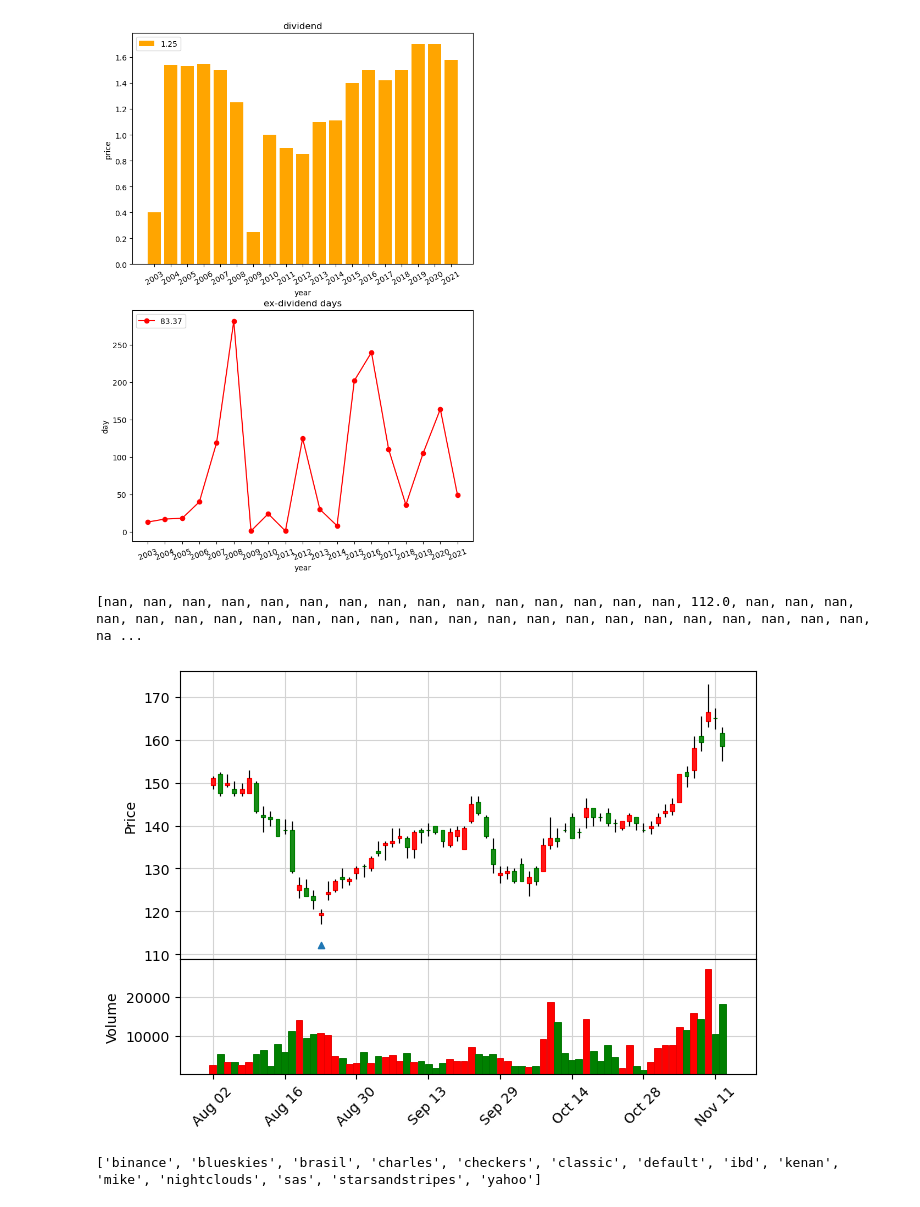
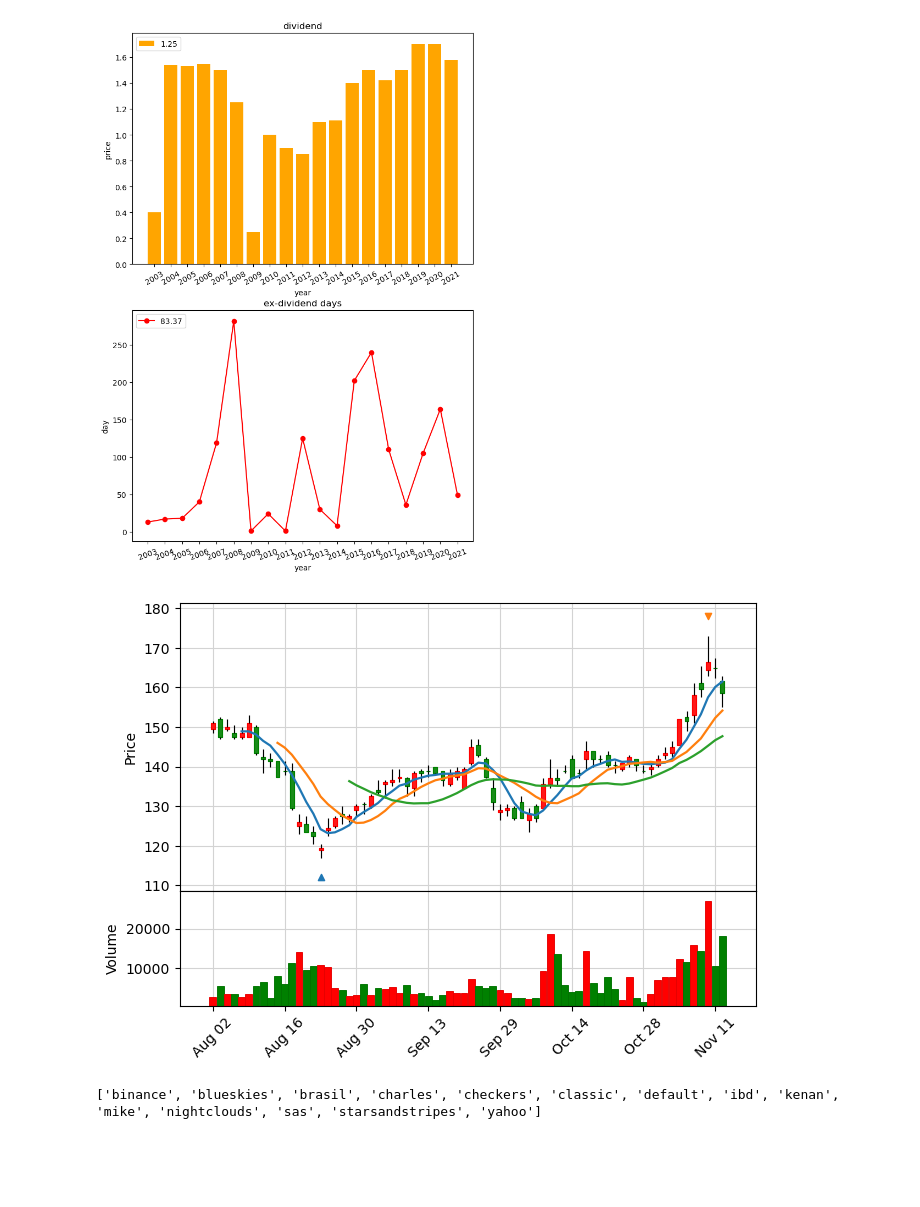
Before and after one commit to oscar50513/stock_project, a Jupyter notebook: Midterm/Midterm.ipynb, the cells around one changed output. Saved outputs shown, nothing was run; the diff lists cells and outputs as text; code cells hidden in the pictures; blank space fills up the shorter version.

```diff
--- a/Midterm/Midterm.ipynb
+++ b/Midterm/Midterm.ipynb
@@ -103,26 +103,31 @@ plt.show()
 # %%
 import mplfinance as mpf
 import pandas as pd
 import numpy as np
 
 data = pd.read_csv('2377.csv', index_col='Date')
 data.index = pd.DatetimeIndex(data.index)
 data_2021 = data.loc['2021-8-01':,:]
 #print(data_2021)
 low = data_2021['Low'].min()
+high = data_2021['High'].max()
 down = [np.nan]*len(data_2021['Low'])
+up = [np.nan]*len(data_2021['Low'])
 for i in range(len(data_2021)):
     if low == data_2021['Low'][i]:
         down[i] = low-5
-print(down)
-a= [mpf.make_addplot(down,scatter=True,markersize=20,marker='^')]
+    if high == data_2021['High'][i]:
+        up[i] = high+5
+
+add = [mpf.make_addplot(down,scatter=True,markersize=20,marker='^'),
+       mpf.make_addplot(up,scatter=True,markersize=20,marker='v')
+      ]
 mc = mpf.make_marketcolors(up='r', down='g', volume='inherit', edge='inherit')
 cs  = mpf.make_mpf_style(marketcolors=mc, gridcolor="lightgray")
 
-mpf.plot(data_2021_11,addplot = a,type = 'candle', style=cs, volume = True)
+mpf.plot(data_2021,addplot = add,type = 'candle', style=cs, volume = True, mav=(5,10,20))
 # %% [output]
-[nan, nan, nan, nan, nan, nan, nan, nan, nan, nan, nan, nan, nan, nan, nan, 112.0, nan, nan, nan, nan, nan, nan, nan, nan, nan, nan, nan, nan, nan, nan, nan, nan, nan, nan, nan, nan, nan, nan, nan, na ...
-[figure, old version]
+[figure, new version]
 # %%
 print(mpf.available_styles())
 # %% [output]
```
Also changed, not shown: parts of 1 cell of this notebook.
